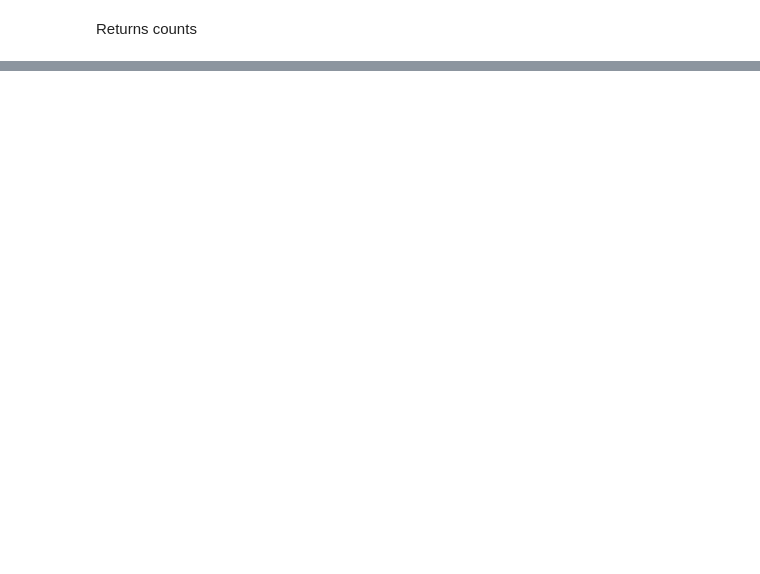
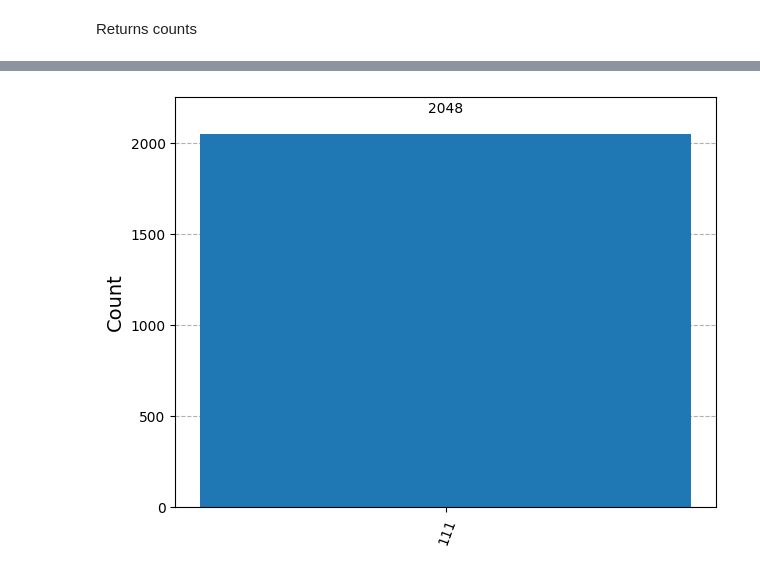
Before and after one commit to iitis/AkademiaSztukiKwantowej, a Jupyter notebook: szkolenie-perceptron/00-getting-started.ipynb, the cells around one changed output, grey strips where cells are left out. Cells and saved outputs as stored; diff of their text form; code cells hidden in the pictures; blank space fills up the shorter version.

```diff
--- a/szkolenie-perceptron/00-getting-started.ipynb
+++ b/szkolenie-perceptron/00-getting-started.ipynb
@@ -105,0 +114,4 @@ qc.draw('mpl')
+# %%
+plot_histogram(counts)
+# %% [output]
+[figure, added]
```
Also changed, not shown: parts of 9 cells of this notebook, 5 other files.
